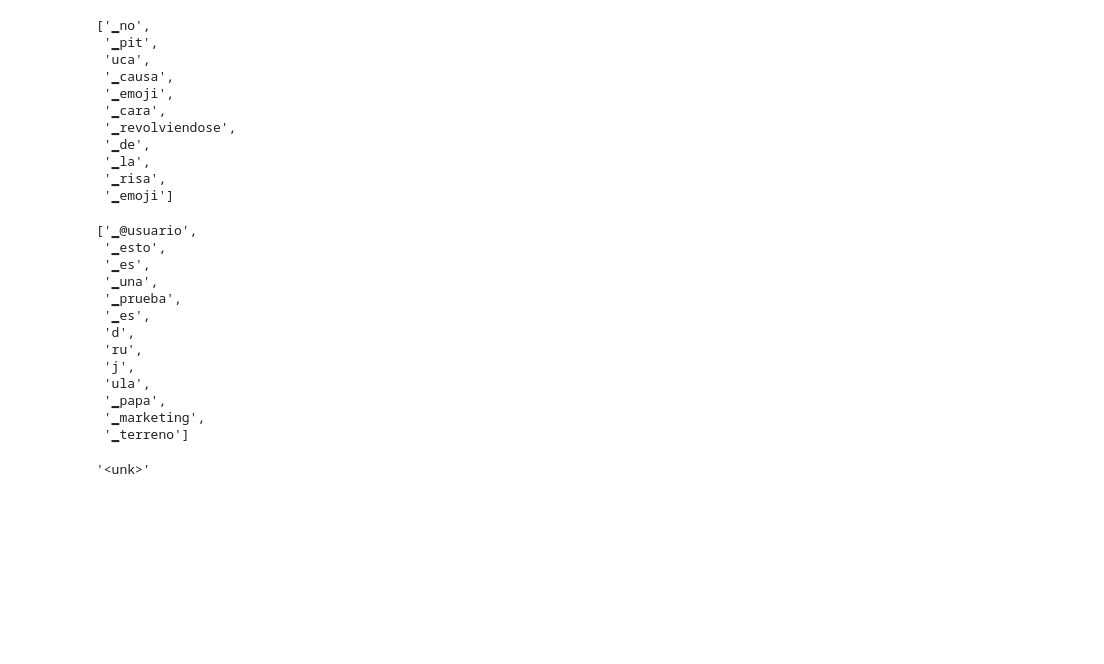
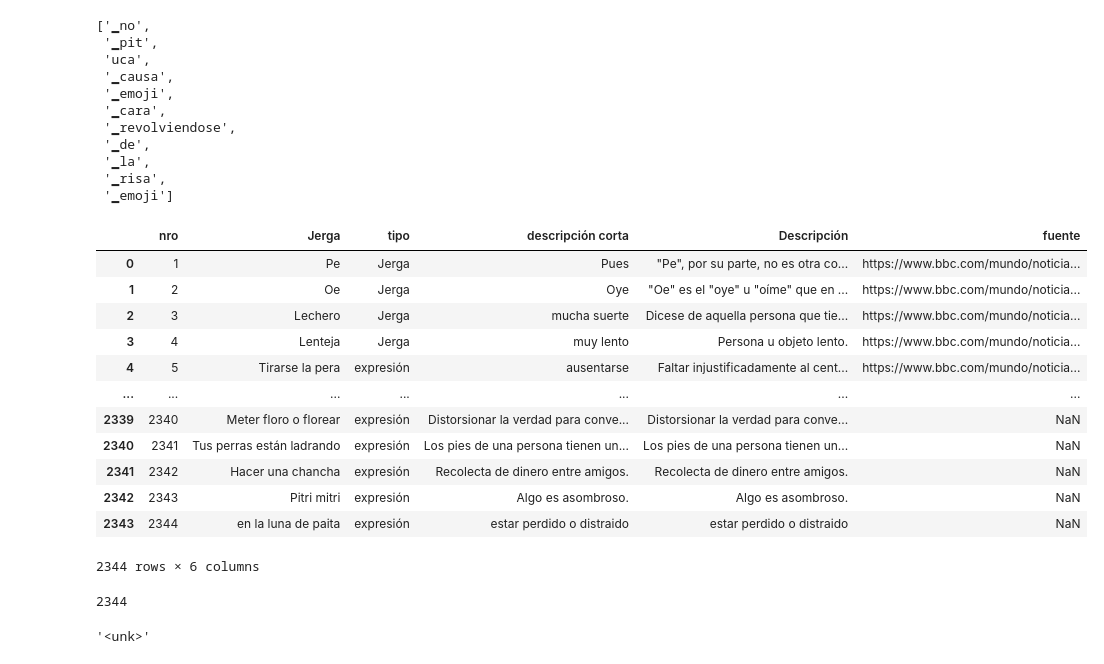
Before and after one commit to jairleo95/peruvian-slang-sentiment, a Jupyter notebook: pilot-test/03-pilot-train.ipynb, the cells around one changed output. Saved outputs shown, nothing was run; the diff lists cells and outputs as text; code cells hidden in the pictures; blank space fills up the shorter version.

```diff
--- a/pilot-test/03-pilot-train.ipynb
+++ b/pilot-test/03-pilot-train.ipynb
@@ -230,22 +238,22 @@ tokenizer.tokenize(preprocessed_text)
  '▁la',
  '▁risa',
  '▁emoji']
-# %%
-ppt = preprocess_tweet("@usuario ESTO es una prueba esdrújula PAPÁ marketing terreno")
-tokenizer.tokenize(ppt)
-# %% [output]
-['▁@usuario',
- '▁esto',
- '▁es',
- '▁una',
- '▁prueba',
- '▁es',
- 'd',
- 'ru',
- 'j',
- 'ula',
- '▁papa',
- '▁marketing',
- '▁terreno']
 # %%
 #tokenizer.get_vocab()
+# %%
+df_slangs = pd.read_csv(r'../text-extraction/peruvian-slang.v1.csv')
+df_slangs
+# %% [output]
+|  | nro | Jerga | tipo | descripción corta | Descripción | fuente |
+| 0 | 1 | Pe | Jerga | Pues | "Pe", por su parte, no es otra co... | https://www.bbc.com/mundo/noticia... |
+| 1 | 2 | Oe | Jerga | Oye | "Oe" es el "oye" u "oíme" que en ... | https://www.bbc.com/mundo/noticia... |
+| 2 | 3 | Lechero | Jerga | mucha suerte | Dicese de aquella persona que tie... | https://www.bbc.com/mundo/noticia... |
+| 3 | 4 | Lenteja | Jerga | muy lento | Persona u objeto lento. | https://www.bbc.com/mundo/noticia... |
+| 4 | 5 | Tirarse la pera | expresión | ausentarse | Faltar injustificadamente al cent... | https://www.bbc.com/mundo/noticia... |
+| ... | ... | ... | ... | ... | ... | ... |
+| 2339 | 2340 | Meter floro o florear | expresión | Distorsionar la verdad para conve... | Distorsionar la verdad para conve... | NaN |
+| 2340 | 2341 | Tus perras están ladrando | expresión | Los pies de una persona tienen un... | Los pies de una persona tienen un... | NaN |
+| 2341 | 2342 | Hacer una chancha | expresión | Recolecta de dinero entre amigos. | Recolecta de dinero entre amigos. | NaN |
+| 2342 | 2343 | Pitri mitri | expresión | Algo es asombroso. | Algo es asombroso. | NaN |
+| 2343 | 2344 | en la luna de paita | expresión | estar perdido o distraido | estar perdido o distraido | NaN |
+2344 rows × 6 columns
@@ -252,3 +264,7 @@ tokenizer.tokenize(ppt)
+# %%
+len(slangs)
+# %% [output]
+2344
 # %%
 tokenizer.unk_token
 # %% [output]
```
Also changed, not shown: parts of 37 cells of this notebook.
